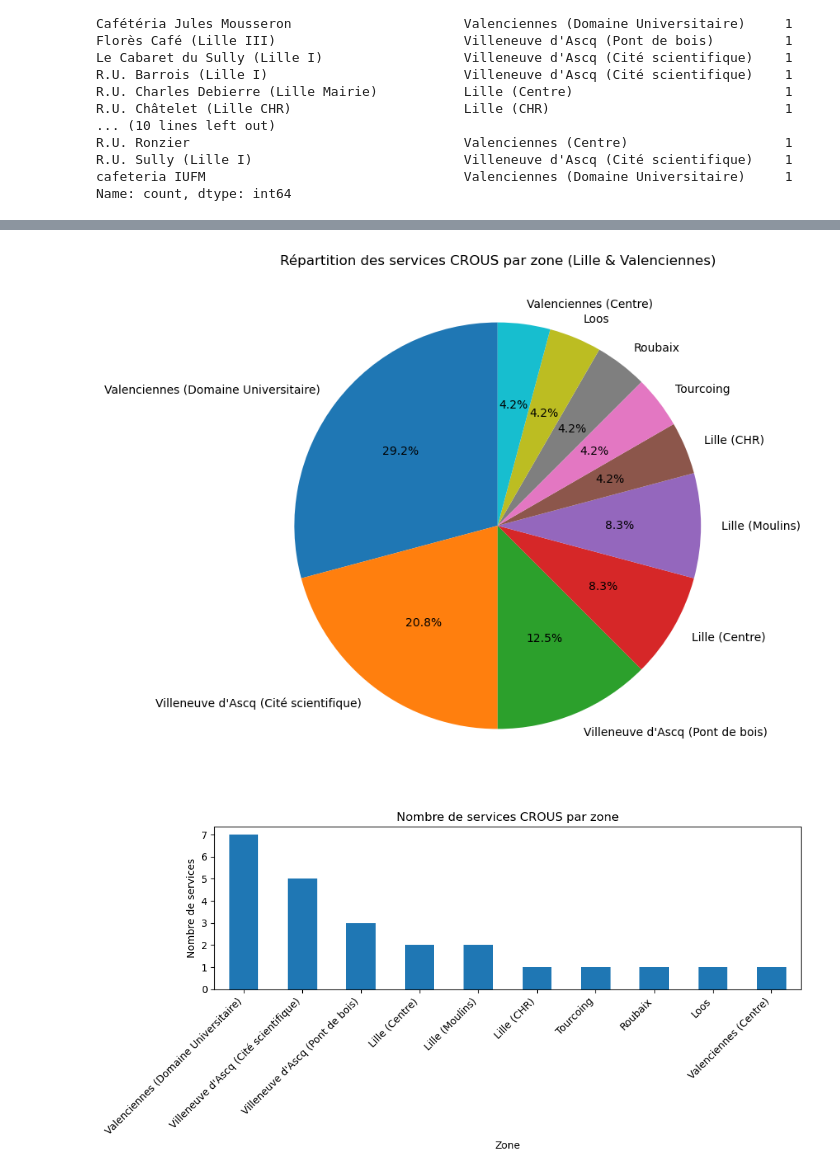
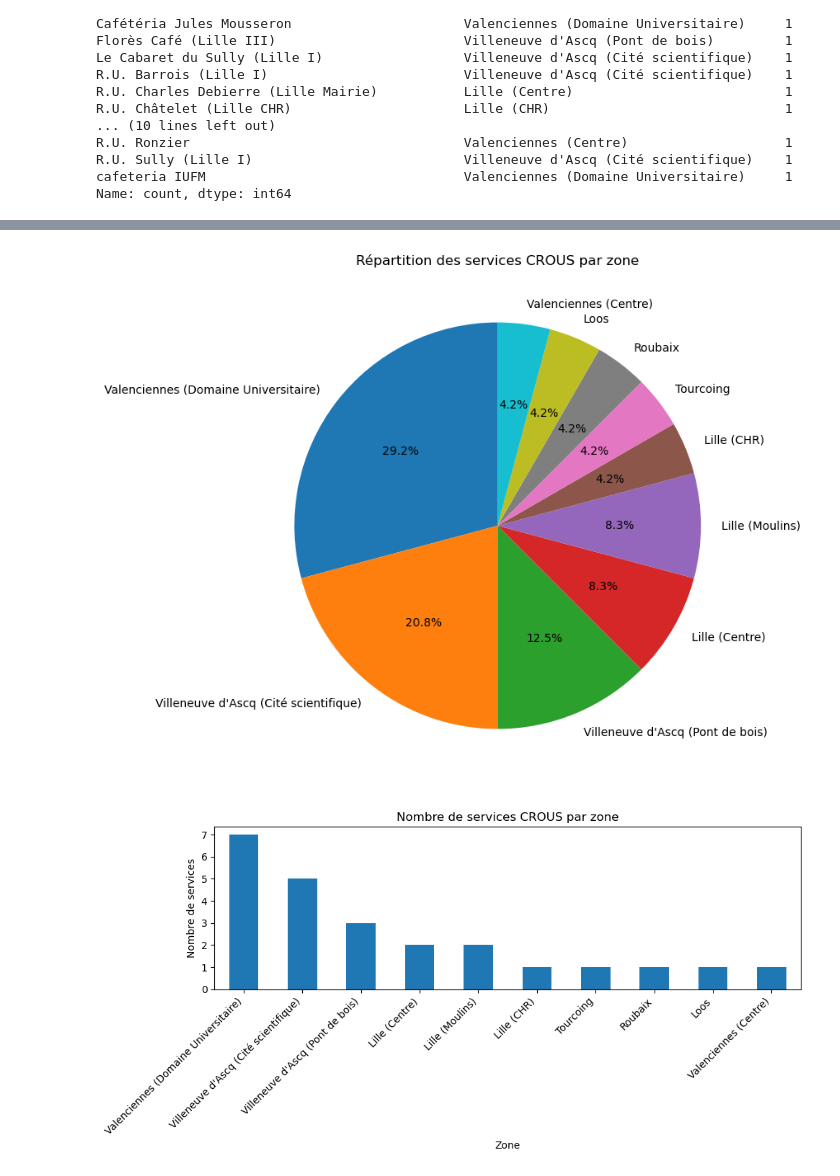
Before and after one commit to leticiasmail/projet-CROUS-Restauration, a Jupyter notebook: Analyse_CROUS_Lille.ipynb, the cells around one changed output, grey strips where cells are left out. Cells and saved outputs as stored; diff of their text form; code cells hidden in the pictures.

```diff
--- a/Analyse_CROUS_Lille.ipynb
+++ b/Analyse_CROUS_Lille.ipynb
@@ -267,19 +248,19 @@ plt.show()
 # %%
 import matplotlib.pyplot as plt
 
 counts_zone = df_crous_lille['zone'].value_counts()
 
 plt.figure(figsize=(8,8))
 plt.pie(
-    counts_zone,
+    counts_zone.values,
     labels=counts_zone.index,
     autopct='%1.1f%%',
     startangle=90
 )
-plt.title("Répartition des services CROUS par zone (Lille & Valenciennes)")
+plt.title("Répartition des services CROUS par zone")
 plt.show()
 # %% [output]
-[figure, old version]
+[figure, new version]
 # %%
 import matplotlib.pyplot as plt
 
```
Also changed, not shown: parts of 4 cells of this notebook.
